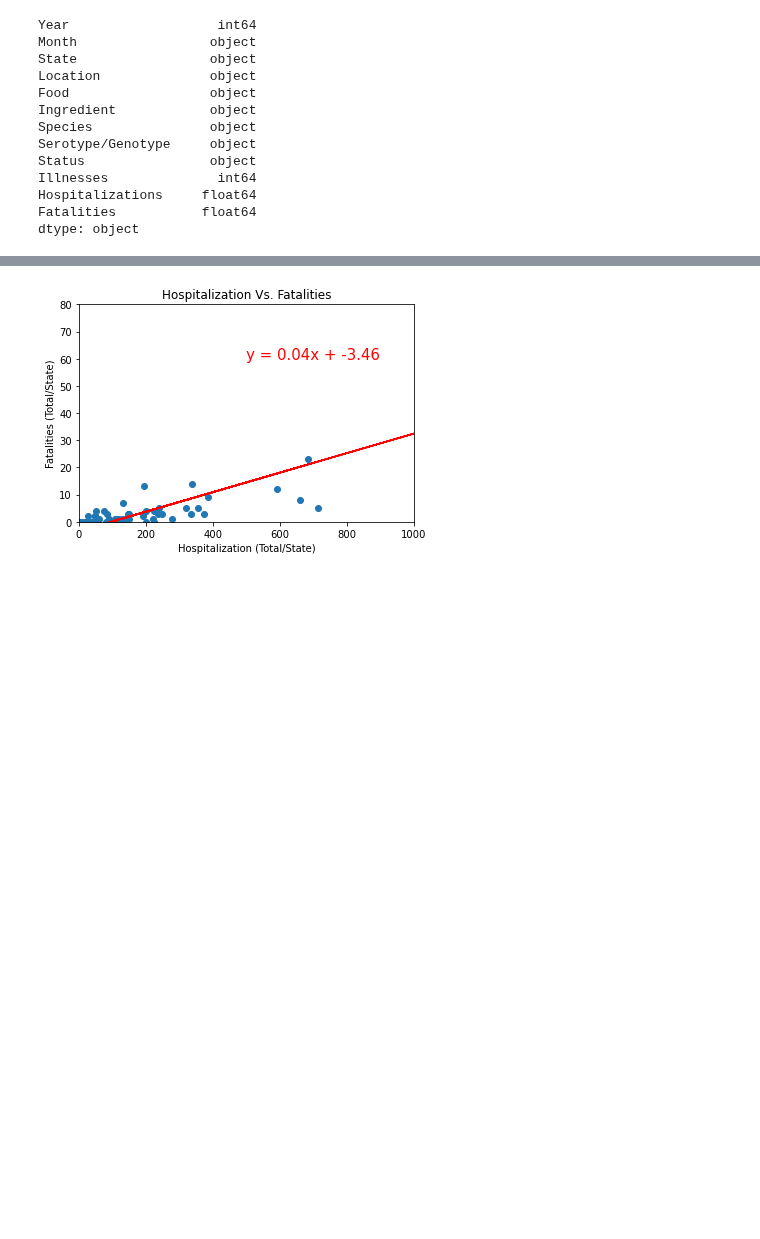
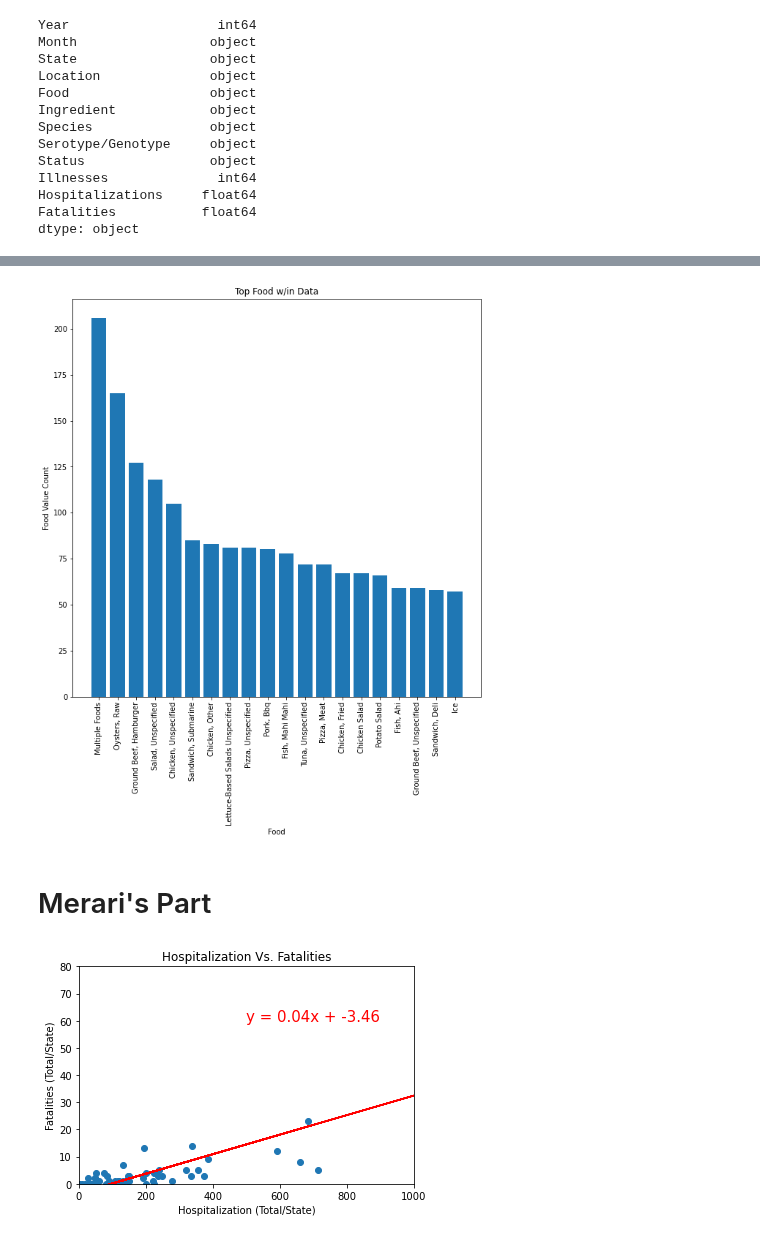
Before and after one commit to DINHC/foodborneillness, a Jupyter notebook: Foodborne_illness.ipynb, the cells around one changed output, grey strips where cells are left out. Cells and saved outputs as stored; diff of their text form; code cells hidden in the pictures; blank space fills up the shorter version.

```diff
--- a/Foodborne_illness.ipynb
+++ b/Foodborne_illness.ipynb
@@ -51,3 +190,20 @@ dtype: object
+# %%
+
+food_series = outbreaks_df['Food'].value_counts()
+food_frame = food_series.to_frame()
+food_frame = food_frame.head(20)
+plt.figure(figsize=(10, 10))
+plt.bar(food_frame.index, food_frame["Food"])
+plt.title('Top Food w/in Data')
+plt.ylabel('Food Value Count')
+plt.xlabel('Food')
+plt.xticks(rotation='vertical')
+plt.savefig('FoodOcc.png', bbox_inches='tight')
+plt.show()
+# %% [output]
+[figure, added]
+# %% [markdown]
+# Merari's Part
 # %%
 #Grouping the data by state
 states_group = outbreaks_df.groupby('State')
```
Also changed, not shown: parts of 12 cells of this notebook, 2 other files.
